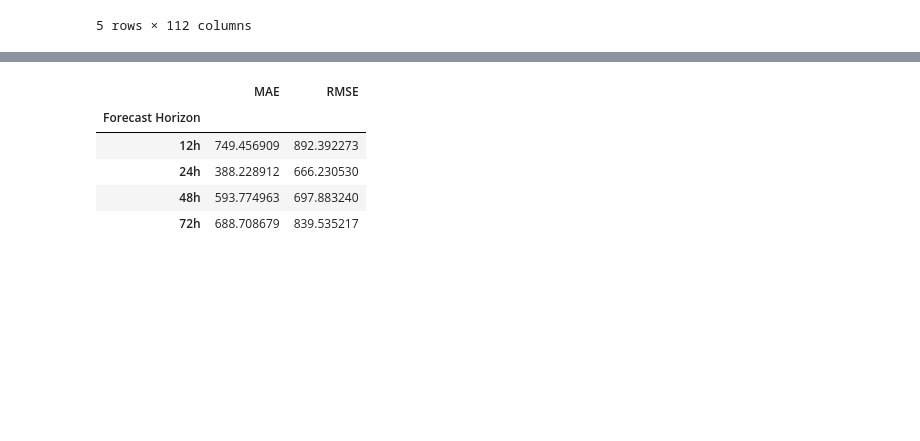
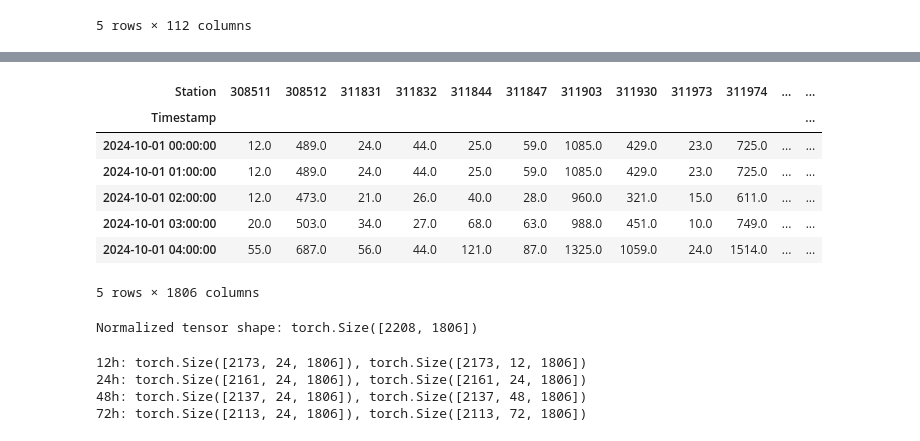
Before and after one commit to RichelCode/EV-Charging-Analysis, a Jupyter notebook: STGCN.ipynb, the cells around one changed output, grey strips where cells are left out. Drawn from its saved outputs; the diff is of its cells as text; code cells hidden in the pictures; blank space fills up the shorter version.

```diff
--- a/STGCN.ipynb
+++ b/STGCN.ipynb
@@ -565,12 +257,0 @@ RMSE (72h): 839.54
-# %%
-# Display final results
-results_df = pd.DataFrame(results).T
-results_df.index.name = 'Forecast Horizon'
-display(results_df)
-# %% [output]
-|  | MAE | RMSE |
-| Forecast Horizon |  |  |
-| 12h | 749.456909 | 892.392273 |
-| 24h | 388.228912 | 666.230530 |
-| 48h | 593.774963 | 697.883240 |
-| 72h | 688.708679 | 839.535217 |
@@ -576,0 +299,43 @@ display(results_df)
+# %%
+pivot_df = df.pivot(columns='Station', values='Total Flow')
+
+pivot_df = pivot_df.sort_index()
+# %%
+pivot_df = pivot_df.fillna(method='ffill')       # Forward fill
+pivot_df = pivot_df.fillna(method='bfill')       # Backward fill
+pivot_df = pivot_df.interpolate(method='time')   # Time-based interpolation
+
+
+display(pivot_df.head())
+# %% [output]
+| Station | 308511 | 308512 | 311831 | 311832 | 311844 | 311847 | 311903 | 311930 | 311973 | 311974 | ... | ... |
+| Timestamp |  |  |  |  |  |  |  |  |  |  |  | ... |
+| 2024-10-01 00:00:00 | 12.0 | 489.0 | 24.0 | 44.0 | 25.0 | 59.0 | 1085.0 | 429.0 | 23.0 | 725.0 | ... | ... |
+| 2024-10-01 01:00:00 | 12.0 | 489.0 | 24.0 | 44.0 | 25.0 | 59.0 | 1085.0 | 429.0 | 23.0 | 725.0 | ... | ... |
+| 2024-10-01 02:00:00 | 12.0 | 473.0 | 21.0 | 26.0 | 40.0 | 28.0 | 960.0 | 321.0 | 15.0 | 611.0 | ... | ... |
+| 2024-10-01 03:00:00 | 20.0 | 503.0 | 34.0 | 27.0 | 68.0 | 63.0 | 988.0 | 451.0 | 10.0 | 749.0 | ... | ... |
+| 2024-10-01 04:00:00 | 55.0 | 687.0 | 56.0 | 44.0 | 121.0 | 87.0 | 1325.0 | 1059.0 | 24.0 | 1514.0 | ... | ... |
+5 rows × 1806 columns
+# %%
+from sklearn.preprocessing import StandardScaler
+import torch
+
+# Store index & column for future reference (optional)
+index = pivot_df.index
+columns = pivot_df.columns
+
+# 1. Normalize data using StandardScaler
+scaler = StandardScaler()
+scaled_values = scaler.fit_transform(pivot_df.values)
+
+# 2. Convert to tensor [T, N]
+data_tensor = torch.tensor(scaled_values, dtype=torch.float32)
+
+# 3. Optional: save scaler for inverse transform later
+import joblib
+joblib.dump(scaler, "flow_scaler.pkl")
+
+# 4. Check result
+print("Normalized tensor shape:", data_tensor.shape)  # should be [2208, 1806]
+# %% [output]
+Normalized tensor shape: torch.Size([2208, 1806])
@@ -576,0 +350,15 @@ display(results_df)
+# %%
+X_12, Y_12 = create_X_Y_pairs(data_tensor, lag=24, horizon=12)
+X_24, Y_24 = create_X_Y_pairs(data_tensor, lag=24, horizon=24)
+X_48, Y_48 = create_X_Y_pairs(data_tensor, lag=24, horizon=48)
+X_72, Y_72 = create_X_Y_pairs(data_tensor, lag=24, horizon=72)
+
+print(f"12h: {X_12.shape}, {Y_12.shape}")
+print(f"24h: {X_24.shape}, {Y_24.shape}")
+print(f"48h: {X_48.shape}, {Y_48.shape}")
+print(f"72h: {X_72.shape}, {Y_72.shape}")
+# %% [output]
+12h: torch.Size([2173, 24, 1806]), torch.Size([2173, 12, 1806])
+24h: torch.Size([2161, 24, 1806]), torch.Size([2161, 24, 1806])
+48h: torch.Size([2137, 24, 1806]), torch.Size([2137, 48, 1806])
+72h: torch.Size([2113, 24, 1806]), torch.Size([2113, 72, 1806])
```
Also changed, not shown: parts of 18 cells of this notebook.
